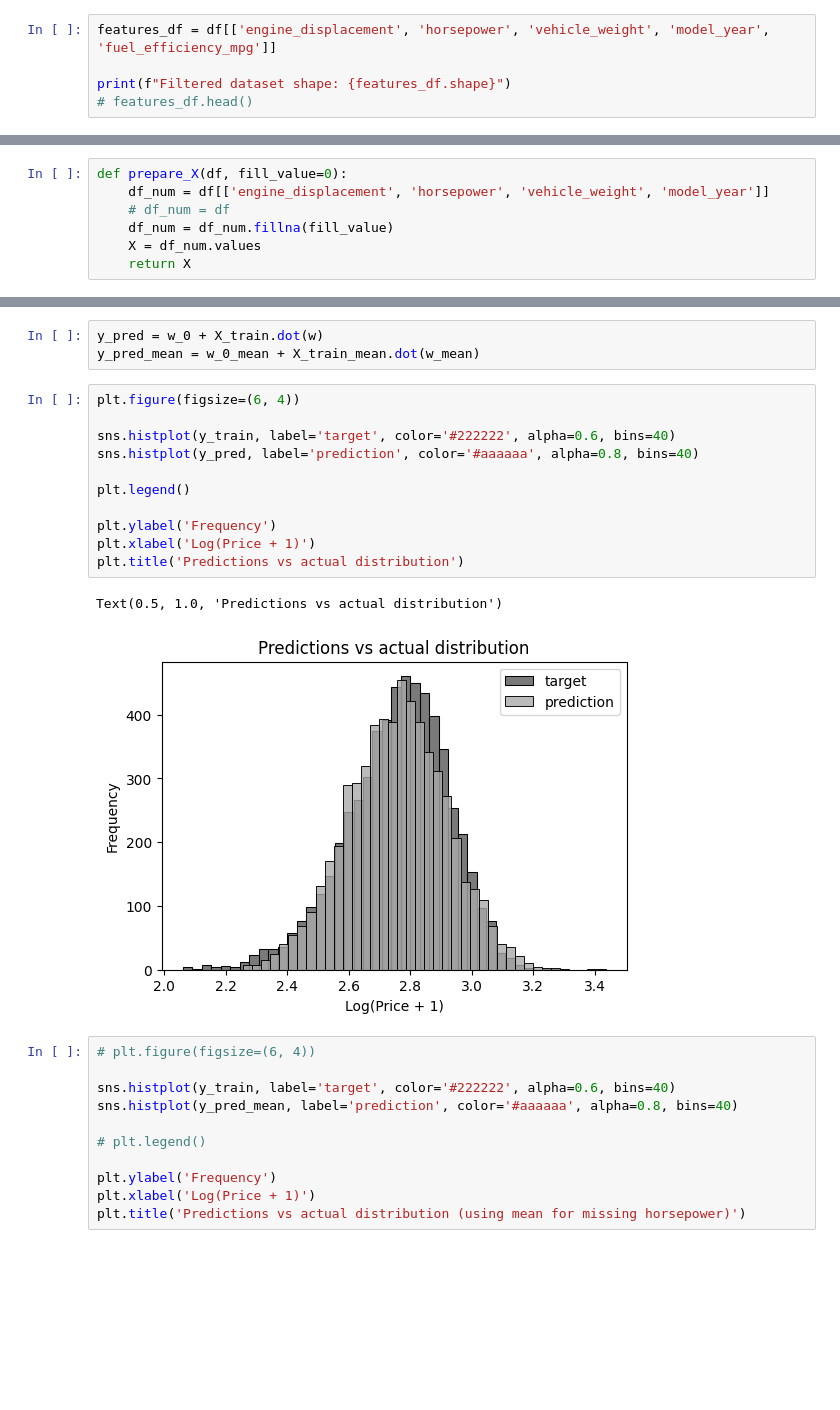
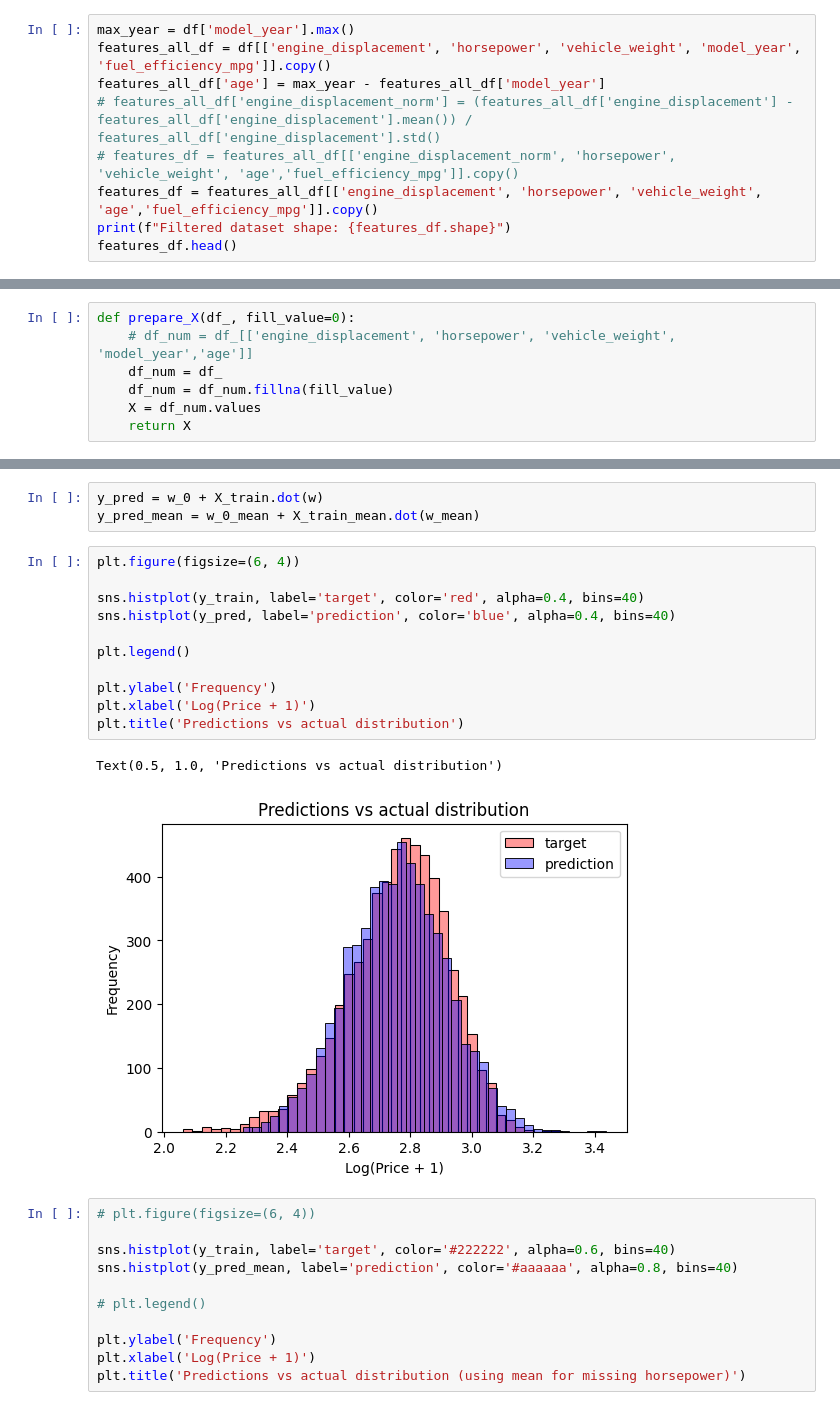
Before and after one commit to Sergjalo/ml-zoomcamp, a Jupyter notebook: hm02.ipynb, the cells around one changed output, grey strips where cells are left out. Saved outputs shown, nothing was run; the diff lists cells and outputs as text; blank space fills up the shorter version.

```diff
--- a/hm02.ipynb
+++ b/hm02.ipynb
@@ -115,9 +115,13 @@ Split your data in train/val/test sets, with
 `60%/20%/20%` distribution.
 Use the same code as in the lectures
 # %%
-features_df = df[['engine_displacement', 'horsepower', 'vehicle_weight', 'model_year', 'fuel_efficiency_mpg']]
-
+max_year = df['model_year'].max()
+features_all_df = df[['engine_displacement', 'horsepower', 'vehicle_weight', 'model_year', 'fuel_efficiency_mpg']].copy()
+features_all_df['age'] = max_year - features_all_df['model_year']
+# features_all_df['engine_displacement_norm'] = (features_all_df['engine_displacement'] - features_all_df['engine_displacement'].mean()) / features_all_df['engine_displacement'].std()
+# features_df = features_all_df[['engine_displacement_norm', 'horsepower', 'vehicle_weight', 'age','fuel_efficiency_mpg']].copy()
+features_df = features_all_df[['engine_displacement', 'horsepower', 'vehicle_weight', 'age','fuel_efficiency_mpg']].copy()
 print(f"Filtered dataset shape: {features_df.shape}")
-# features_df.head()
+features_df.head()
 # %% [output]
 Filtered dataset shape: (9704, 5)
@@ -184,9 +198,9 @@ def train_linear_regression(X, y):
 
     return w[0], w[1:]
 # %%
-def prepare_X(df, fill_value=0):
-    df_num = df[['engine_displacement', 'horsepower', 'vehicle_weight', 'model_year']]
-    # df_num = df
+def prepare_X(df_, fill_value=0):
+    # df_num = df_[['engine_displacement', 'horsepower', 'vehicle_weight', 'model_year','age']]
+    df_num = df_
     df_num = df_num.fillna(fill_value)
     X = df_num.values
     return X
@@ -212,17 +226,17 @@ y_pred_mean = w_0_mean + X_train_mean.dot(w_mean)
 # %%
 plt.figure(figsize=(6, 4))
 
-sns.histplot(y_train, label='target', color='#222222', alpha=0.6, bins=40)
-sns.histplot(y_pred, label='prediction', color='#aaaaaa', alpha=0.8, bins=40)
+sns.histplot(y_train, label='target', color='red', alpha=0.4, bins=40)
+sns.histplot(y_pred, label='prediction', color='blue', alpha=0.4, bins=40)
 
 plt.legend()
 
 plt.ylabel('Frequency')
 plt.xlabel('Log(Price + 1)')
 plt.title('Predictions vs actual distribution')
 # %% [output]
 Text(0.5, 1.0, 'Predictions vs actual distribution')
-[figure, old version]
+[figure, new version]
 # %%
 # plt.figure(figsize=(6, 4))
 
```
Also changed, not shown: parts of 17 cells of this notebook.
